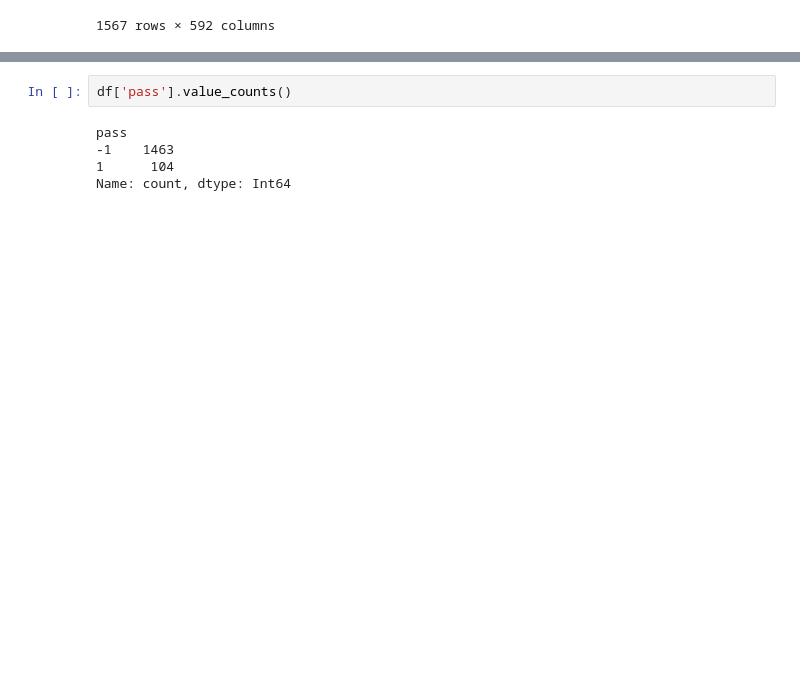
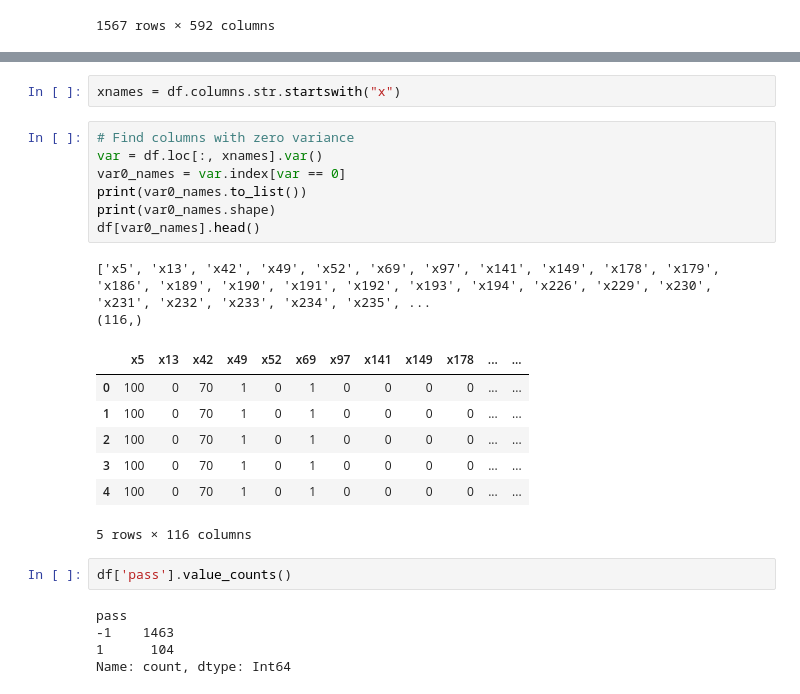
Before and after one commit to pancurster/secom-ml, a Jupyter notebook: notebooks/eda01.ipynb, the cells around one changed output, grey strips where cells are left out. Cells and saved outputs as stored; diff of their text form; blank space fills up the shorter version.

```diff
--- a/notebooks/eda01.ipynb
+++ b/notebooks/eda01.ipynb
@@ -22,3 +55,22 @@ df
+# %%
+xnames = df.columns.str.startswith("x")
+# %%
+# Find columns with zero variance
+var = df.loc[:, xnames].var()
+var0_names = var.index[var == 0]
+print(var0_names.to_list())
+print(var0_names.shape)
+df[var0_names].head()
+# %% [output]
+['x5', 'x13', 'x42', 'x49', 'x52', 'x69', 'x97', 'x141', 'x149', 'x178', 'x179', 'x186', 'x189', 'x190', 'x191', 'x192', 'x193', 'x194', 'x226', 'x229', 'x230', 'x231', 'x232', 'x233', 'x234', 'x235', ...
+(116,)
+|  | x5 | x13 | x42 | x49 | x52 | x69 | x97 | x141 | x149 | x178 | ... | ... |
+| 0 | 100 | 0 | 70 | 1 | 0 | 1 | 0 | 0 | 0 | 0 | ... | ... |
+| 1 | 100 | 0 | 70 | 1 | 0 | 1 | 0 | 0 | 0 | 0 | ... | ... |
+| 2 | 100 | 0 | 70 | 1 | 0 | 1 | 0 | 0 | 0 | 0 | ... | ... |
+| 3 | 100 | 0 | 70 | 1 | 0 | 1 | 0 | 0 | 0 | 0 | ... | ... |
+| 4 | 100 | 0 | 70 | 1 | 0 | 1 | 0 | 0 | 0 | 0 | ... | ... |
+5 rows × 116 columns
 # %%
 df['pass'].value_counts()
 # %% [output]
```
Also changed, not shown: parts of 4 cells of this notebook.
